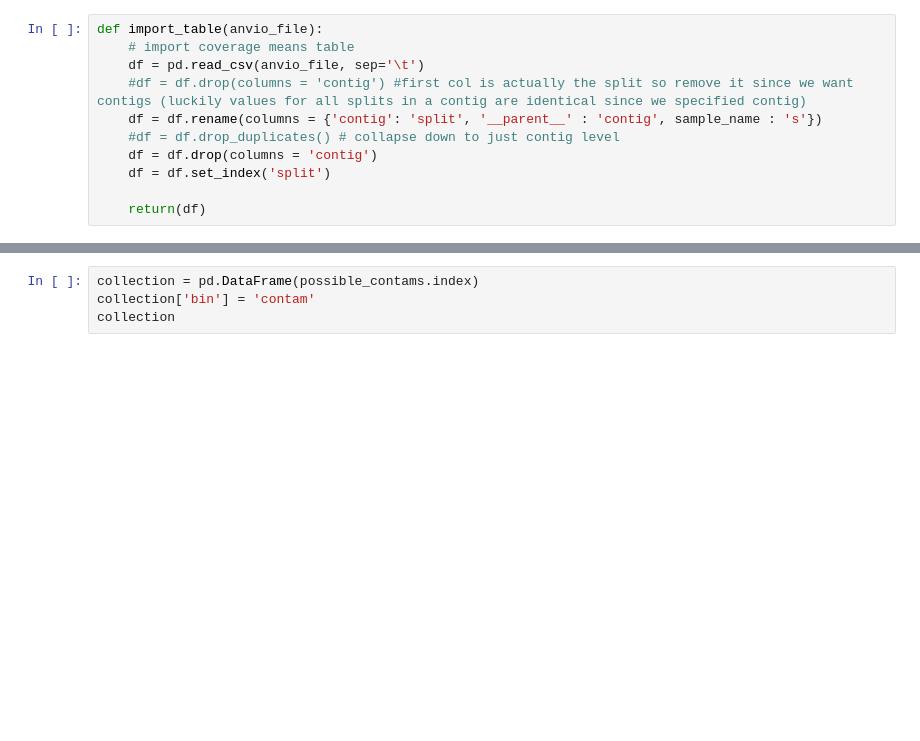
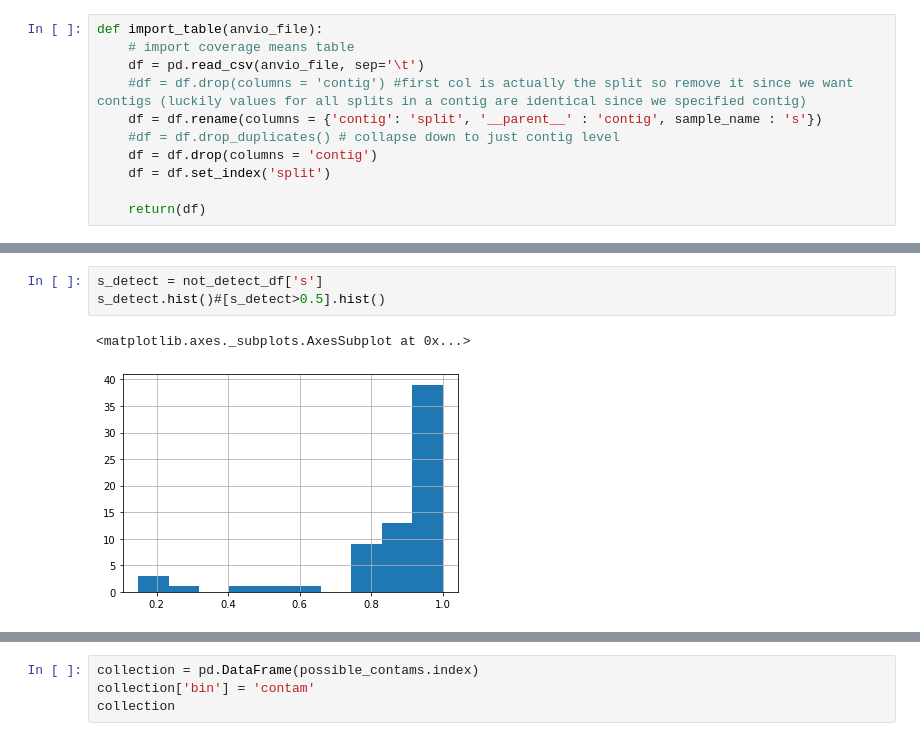
Before and after one commit to rosekantor/awtp2, a Jupyter notebook: metagenomics_contaminant_removal_py.ipynb, the cells around one changed output, grey strips where cells are left out. Drawn from its saved outputs; the diff is of its cells as text; blank space fills up the shorter version.

```diff
--- a/metagenomics_contaminant_removal_py.ipynb
+++ b/metagenomics_contaminant_removal_py.ipynb
@@ -79,0 +271,6 @@ possible_contams.to_csv('~/data/awtp2_metagenomics/KNLK_58_contaminants/contam/K
+# %%
+s_detect = not_detect_df['s']
+s_detect.hist()#[s_detect>0.5].hist()
+# %% [output]
+<matplotlib.axes._subplots.AxesSubplot at 0x...>
+[figure, added]
```
Also changed, not shown: parts of 32 cells of this notebook.
